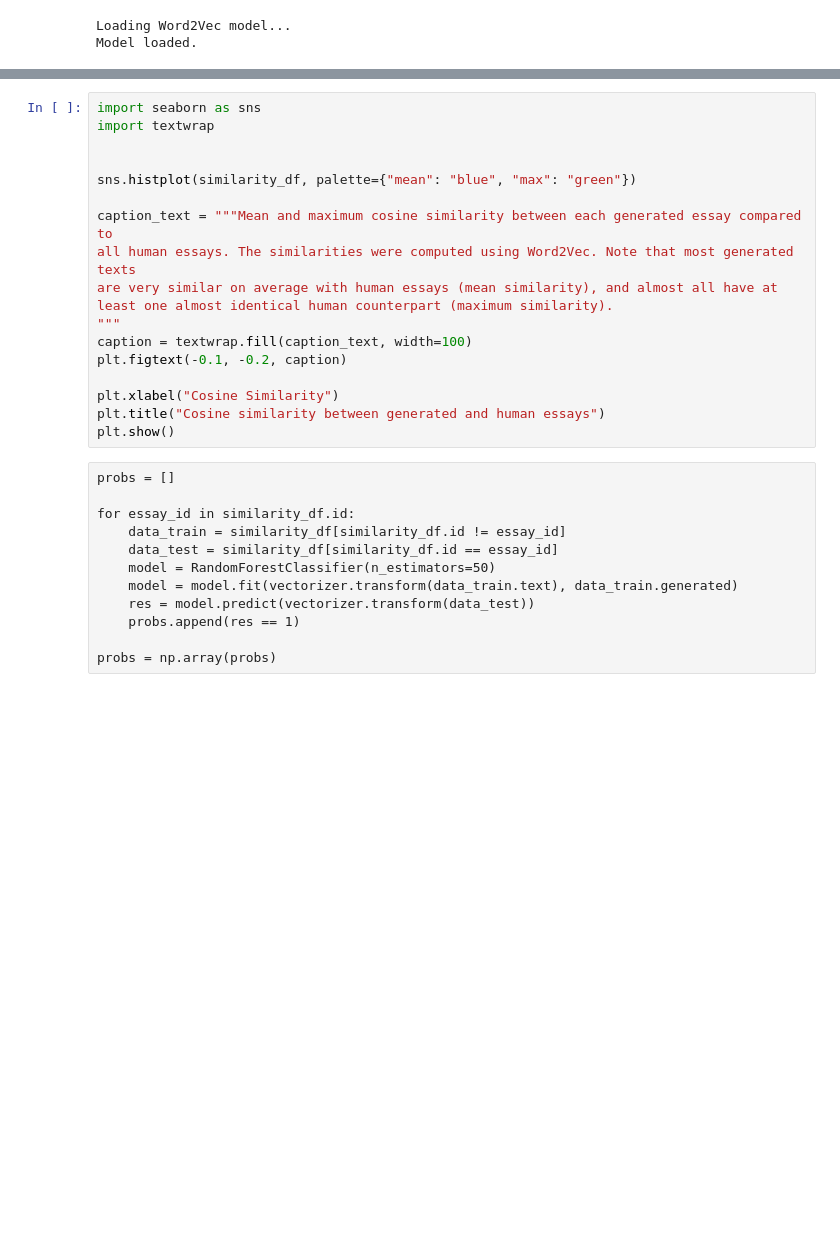
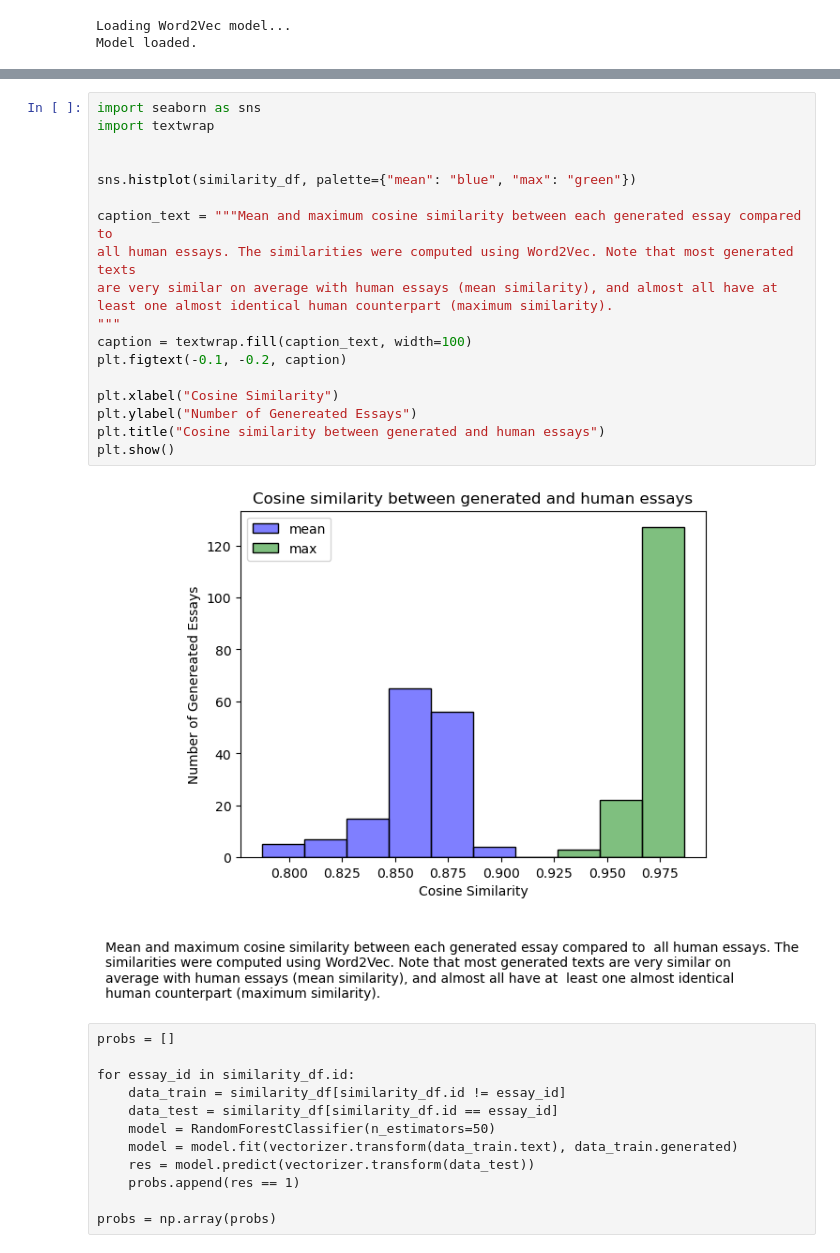
Before and after one commit to dimits-ts/practical_data_science, a Jupyter notebook: llm_detection/notebooks/llm_detection.ipynb, the cells around one changed output, grey strips where cells are left out. Cells and saved outputs as stored; diff of their text form; blank space fills up the shorter version.

```diff
--- a/llm_detection/notebooks/llm_detection.ipynb
+++ b/llm_detection/notebooks/llm_detection.ipynb
@@ -433,21 +460,24 @@ similarity_df
 # %%
 import seaborn as sns
 import textwrap
 
 
 sns.histplot(similarity_df, palette={"mean": "blue", "max": "green"})
 
 caption_text = """Mean and maximum cosine similarity between each generated essay compared to
 all human essays. The similarities were computed using Word2Vec. Note that most generated texts
 are very similar on average with human essays (mean similarity), and almost all have at
 least one almost identical human counterpart (maximum similarity).
 """
 caption = textwrap.fill(caption_text, width=100)
 plt.figtext(-0.1, -0.2, caption)
 
 plt.xlabel("Cosine Similarity")
+plt.ylabel("Number of Genereated Essays")
 plt.title("Cosine similarity between generated and human essays")
 plt.show()
+# %% [output]
+[figure, added]
 # %% [raw]
 probs = []
 
```
Also changed, not shown: parts of 19 cells of this notebook.
